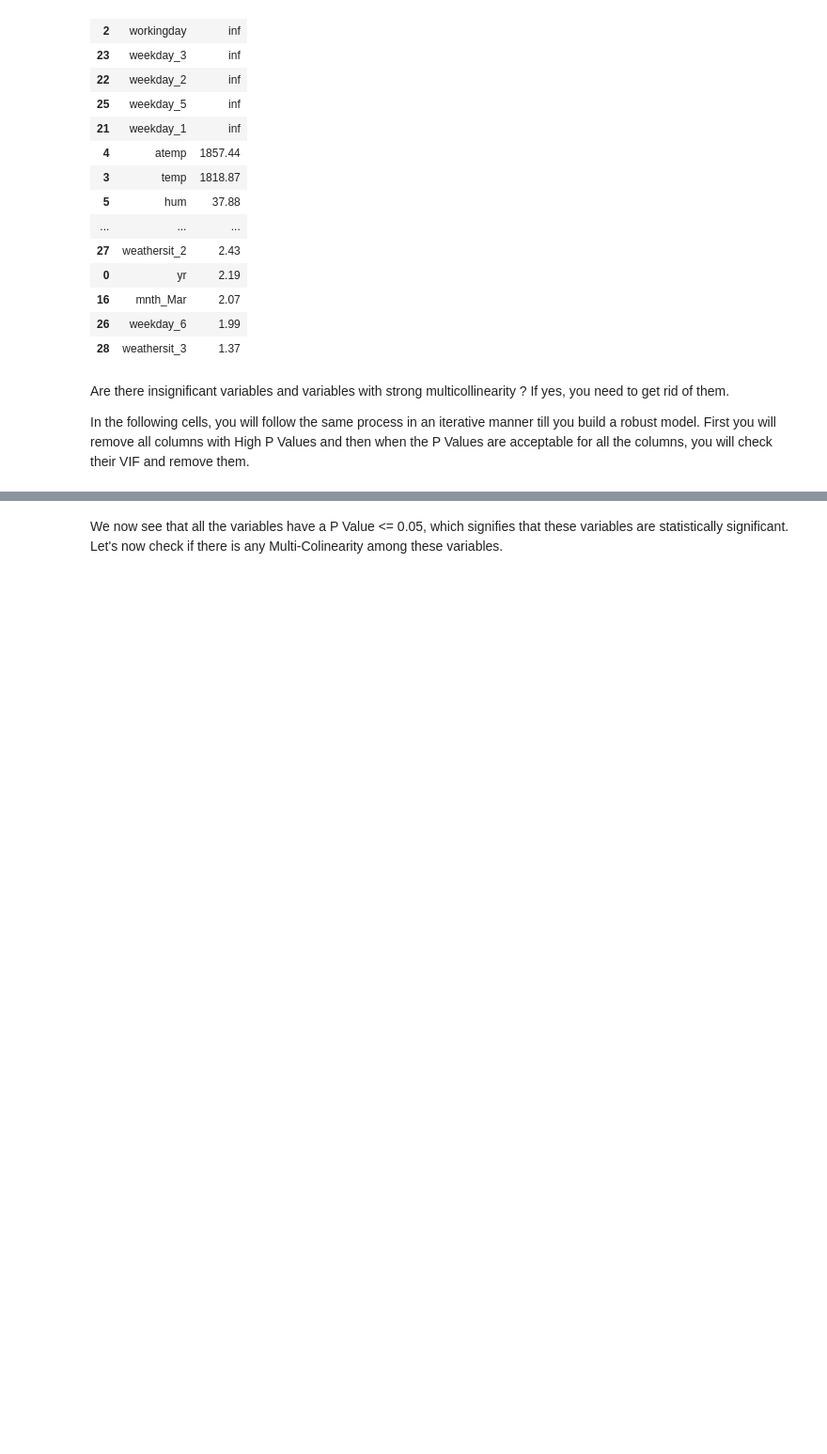
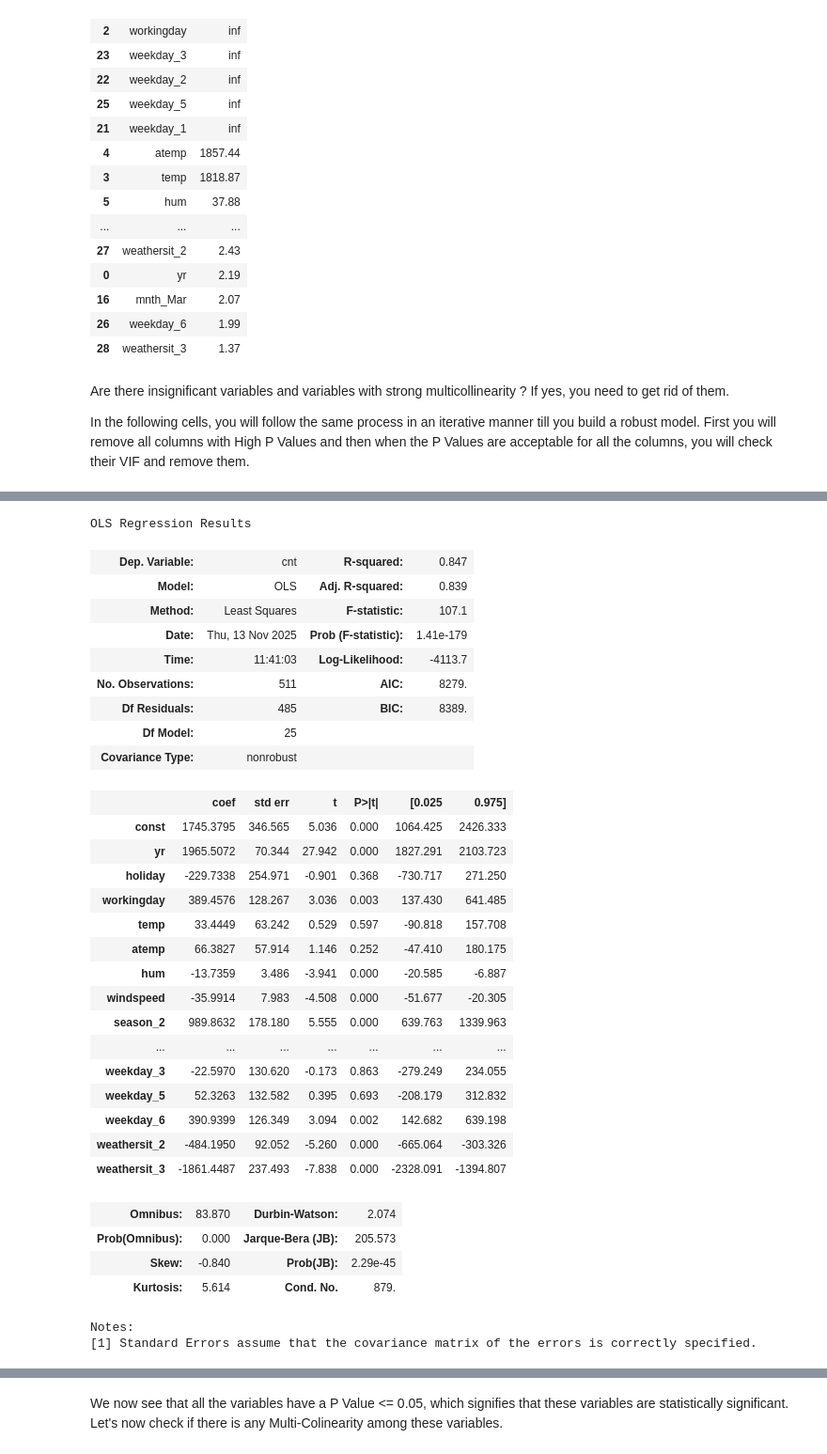
Before and after one commit to elisemyr/LAB3_MACHINE_LEARNING, a Jupyter notebook: lab3/Lab3_ML_AIDAMS_Student.ipynb, the cells around one changed output, grey strips where cells are left out. Shown at 94% size. Cells and saved outputs as stored; diff of their text form; code cells hidden in the pictures; blank space fills up the shorter version.

```diff
--- a/lab3/Lab3_ML_AIDAMS_Student.ipynb
+++ b/lab3/Lab3_ML_AIDAMS_Student.ipynb
@@ -603,4 +683,43 @@ strong multicollinearity problems or that the design matrix is singular.
 # %%
 # Removing 'mnth_Jun' due to high P-Value and appling OLS again
+
+X= X.drop('mnth_Jun',axis=1)
+X_train_sm = sm.add_constant(X)
+lr=sm.OLS(y_train, X_train_sm)
+lr_model_5=lr.fit()
+lr_model_5.summary()
+# %% [output]
+OLS Regression Results
+| Dep. Variable: | cnt | R-squared: | 0.847 |
+| Model: | OLS | Adj. R-squared: | 0.839 |
+| Method: | Least Squares | F-statistic: | 107.1 |
+| Date: | Thu, 13 Nov 2025 | Prob (F-statistic): | 1.41e-179 |
+| Time: | 11:41:03 | Log-Likelihood: | -4113.7 |
+| No. Observations: | 511 | AIC: | 8279. |
+| Df Residuals: | 485 | BIC: | 8389. |
+| Df Model: | 25 |  |  |
+| Covariance Type: | nonrobust |  |  |
+|  | coef | std err | t | P>|t| | [0.025 | 0.975] |
+| const | 1745.3795 | 346.565 | 5.036 | 0.000 | 1064.425 | 2426.333 |
+| yr | 1965.5072 | 70.344 | 27.942 | 0.000 | 1827.291 | 2103.723 |
+| holiday | -229.7338 | 254.971 | -0.901 | 0.368 | -730.717 | 271.250 |
+| workingday | 389.4576 | 128.267 | 3.036 | 0.003 | 137.430 | 641.485 |
+| temp | 33.4449 | 63.242 | 0.529 | 0.597 | -90.818 | 157.708 |
+| atemp | 66.3827 | 57.914 | 1.146 | 0.252 | -47.410 | 180.175 |
+| hum | -13.7359 | 3.486 | -3.941 | 0.000 | -20.585 | -6.887 |
+| windspeed | -35.9914 | 7.983 | -4.508 | 0.000 | -51.677 | -20.305 |
+| season_2 | 989.8632 | 178.180 | 5.555 | 0.000 | 639.763 | 1339.963 |
+| ... | ... | ... | ... | ... | ... | ... |
+| weekday_3 | -22.5970 | 130.620 | -0.173 | 0.863 | -279.249 | 234.055 |
+| weekday_5 | 52.3263 | 132.582 | 0.395 | 0.693 | -208.179 | 312.832 |
+| weekday_6 | 390.9399 | 126.349 | 3.094 | 0.002 | 142.682 | 639.198 |
+| weathersit_2 | -484.1950 | 92.052 | -5.260 | 0.000 | -665.064 | -303.326 |
+| weathersit_3 | -1861.4487 | 237.493 | -7.838 | 0.000 | -2328.091 | -1394.807 |
+| Omnibus: | 83.870 | Durbin-Watson: | 2.074 |
+| Prob(Omnibus): | 0.000 | Jarque-Bera (JB): | 205.573 |
+| Skew: | -0.840 | Prob(JB): | 2.29e-45 |
+| Kurtosis: | 5.614 | Cond. No. | 879. |
+Notes:
+[1] Standard Errors assume that the covariance matrix of the errors is correctly specified.
 # %%
 # Removing 'weekday_3' due to high P-Value and appling OLS again
```
Also changed, not shown: parts of 25 cells of this notebook.
